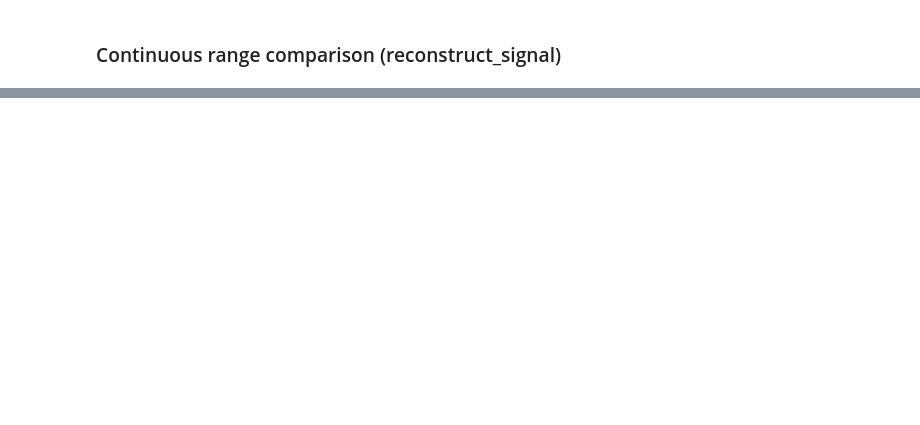
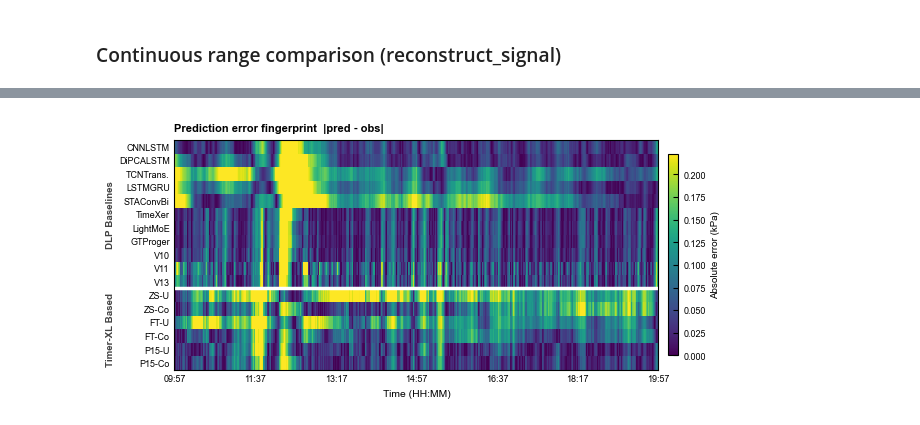
Before and after one commit to Moenea/TSFM, a Jupyter notebook: figures/PCA101A/plot_fault_prognosis.ipynb, the cells around one changed output, grey strips where cells are left out. Cells and saved outputs as stored; diff of their text form; code cells hidden in the pictures; blank space fills up the shorter version.

```diff
--- a/figures/PCA101A/plot_fault_prognosis.ipynb
+++ b/figures/PCA101A/plot_fault_prognosis.ipynb
@@ -412,0 +762,83 @@ plot_range_comparison(
+# %%
+# ========== Error fingerprint heatmap ==========
+import matplotlib.pyplot as plt
+import matplotlib.colors as mcolors
+import numpy as np, pandas as pd
+
+start_t = 111600; duration = 600; end_t = start_t + duration
+obs = reconstruct_signal(plot_true, start_t, end_t, pred_len=eval_steps)
+
+all_models = [
+    # MyTimeXer baselines
+    (pred_cnnlstm,       "CNNLSTM"),
+    (pred_dipcalstm,     "DiPCALSTM"),
+    (pred_tcn,           "TCNTrans."),
+    (pred_lstmgru,       "LSTMGRU"),
+    (pred_STAConvBiLSTM, "STAConvBi"),
+    (pred_timexer,       "TimeXer"),
+    (pred_lightmoe,      "LightMoE"),
+    (plot_pred_gtp,      "GTProger"),
+    (pred_gtprogerv10,   "V10"),
+    (pred_gtprogerv11,   "V11"),
+    (pred_gtprogerv13,   "V13"),
+    # TSFM
+    (pred_zeroshot_u,    "ZS-U"),
+    (pred_zeroshot_co,   "ZS-Co"),
+    (pred_finetuned_u,   "FT-U"),
+    (pred_finetuned_co,  "FT-Co"),
+    (pred_partial15_u,   "P15-U"),
+    (pred_partial15_co,  "P15-Co"),
+]
+n_models = len(all_models)
+
+# Build error matrix: |pred - true| for each model at each time step
+err_matrix = np.full((n_models, duration + 1), np.nan)
+for i, (data, _) in enumerate(all_models):
+    sig = reconstruct_signal(data, start_t, end_t, pred_len=eval_steps)
+    err_matrix[i] = np.abs(sig - obs)
+
+labels = [m[1] for m in all_models]
+
+# Separate MyTimeXer and TSFM with a horizontal gap
+fig, ax = plt.subplots(figsize=(16/2.54, 8/2.54))
+
+# Robust color normalization (clip at 95th percentile)
+vmax = np.nanpercentile(err_matrix, 95)
+norm = mcolors.Normalize(vmin=0, vmax=vmax)
+
+# Subsample for cleaner rendering (every 1 min is already 1 pixel)
+im = ax.imshow(err_matrix, aspect='auto', cmap='viridis', norm=norm,
+               interpolation='nearest', origin='upper')
+
+# Draw group separator
+ax.axhline(10.5, color='white', linewidth=2.5)
+ax.text(-80, 5.0, 'DLP Baselines', fontsize=7, fontweight='bold', ha='center', va='center',
+        rotation=90, color='#424242')
+ax.text(-80, 13.5, 'Timer-XL Based', fontsize=7, fontweight='bold', ha='center', va='center',
+        rotation=90, color='#424242')
+
+ax.set_yticks(range(n_models))
+ax.set_yticklabels(labels, fontsize=6.5)
+
+# X-axis as time
+n_ticks = 7
+tick_pos = np.linspace(0, duration, n_ticks, dtype=int)
+times = pd.date_range(start="2024-09-10 09:57:00", periods=duration + 1, freq="min")
+ax.set_xticks(tick_pos)
+ax.set_xticklabels([times[t].strftime("%H:%M") for t in tick_pos], fontsize=6.5)
+ax.set_xlabel("Time (HH:MM)", fontsize=7.5)
+
+ax.set_title("Prediction error fingerprint  |pred - obs|", loc='left',
+             fontsize=8, fontweight='bold', pad=6)
+
+cbar = fig.colorbar(im, ax=ax, fraction=0.02, pad=0.02)
+cbar.set_label("Absolute error (kPa)", fontsize=7)
+cbar.ax.tick_params(labelsize=6.5)
+
+ax.tick_params(axis='both', length=0)
+plt.subplots_adjust(left=0.12, right=0.92, top=0.88, bottom=0.15)
+fig.savefig("a_error_heatmap.png", dpi=600, facecolor='white')
+plt.show()
+print("Saved a_error_heatmap.png")
+# %% [output]
+[figure, added]
```
Also changed, not shown: parts of 17 cells of this notebook, 14 other files.
